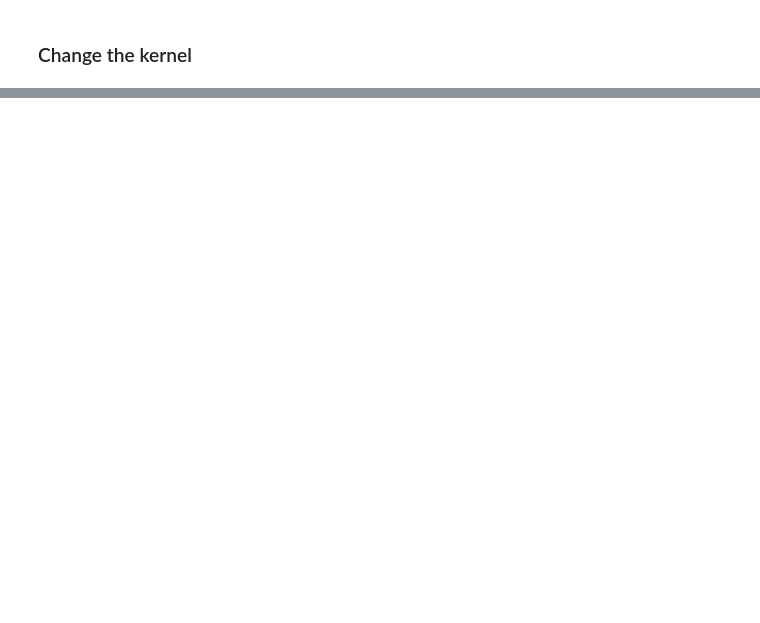
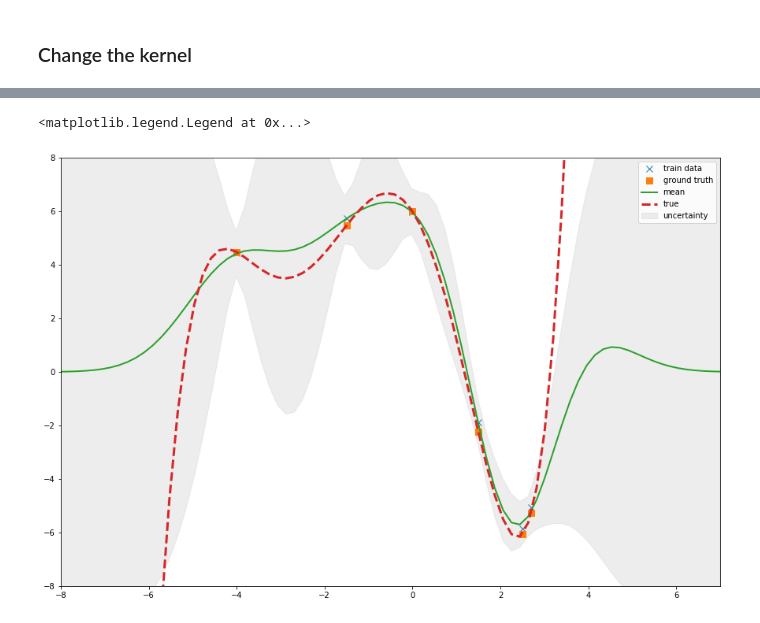
Before and after one commit to jiankang1991/Gaussian_processes_basic, a Jupyter notebook: guassian_process_basics.ipynb, the cells around one changed output, grey strips where cells are left out. Drawn from its saved outputs; the diff is of its cells as text; code cells hidden in the pictures; blank space fills up the shorter version.

```diff
--- a/guassian_process_basics.ipynb
+++ b/guassian_process_basics.ipynb
@@ -209,0 +280,36 @@ plt.legend()
+# %%
+from numpy.linalg import cholesky
+from scipy.optimize import minimize
+
+def nll_fn(x_obs, y_obs, beta):
+    def fn(param):
+        theta0, theta1 = param
+
+        K = k(x_obs, x_obs, theta0 = theta0, theta1 = theta1) + np.diag(np.ones_like(x_obs)*1/beta)
+        # Compute determinant via Cholesky decomposition
+        return np.sum(np.log(np.diag(cholesky(K)))) + 0.5 * y_obs.T.dot(np.linalg.pinv(K)).dot(y_obs) + len(x_obs)/2*np.log(2 * np.pi)
+
+    return fn
+# %%
+res = minimize(nll_fn(x_obs, y_obs, beta = 1/(0.3**2)), [1, 1], bounds=((1e-5, None), (1e-5, None)), method='L-BFGS-B')
+
+theta0, theta1 = res.x
+opt_mu, opt_Sigma, stds = predicted_distribution(x_obs, x_s, (theta0, theta1, 1/(0.3**2)))
+
+plt.figure(figsize=(15,10))
+plt.plot(x_obs, y_obs, 'x', label='train data', markersize=8)
+plt.plot(x_obs, y_true, 's', label='ground truth', markersize=8)
+plt.fill_between(x_s, opt_mu - 2 * stds, opt_mu + 2 * stds, alpha=0.4, color='lightgray', label = 'uncertainty')
+plt.plot(x_s, opt_mu, linewidth = 2, label = 'mean')
+plt.plot(x_s, poly_f(x_s), '--', linewidth = 3, label = 'true')
+
+# for _ in range(10):
+#     ys = np.random.multivariate_normal(mu_s, Sigma_s)
+#     plt.plot(x_s, ys, linewidth = 1)
+
+plt.ylim([-8, 8])
+plt.xlim([-8, 7])
+plt.legend()
+# %% [output]
+<matplotlib.legend.Legend at 0x...>
+[figure, added]
```
Also changed, not shown: parts of 12 cells of this notebook.
